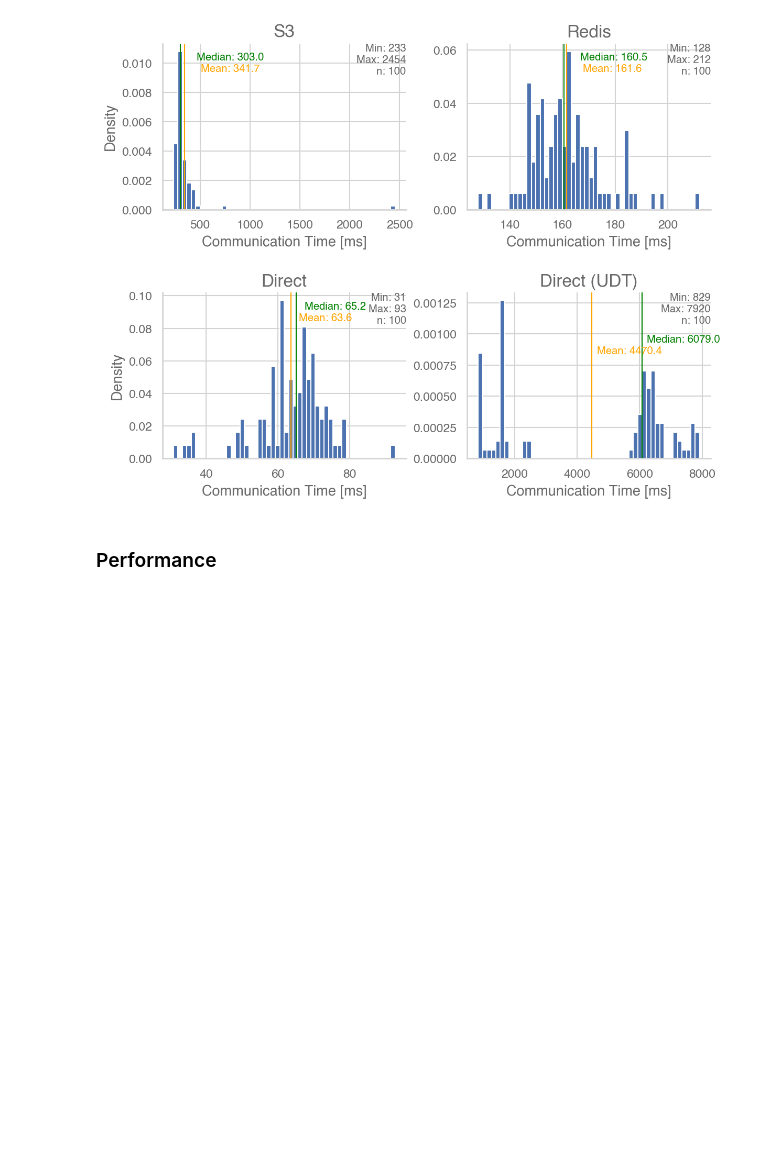
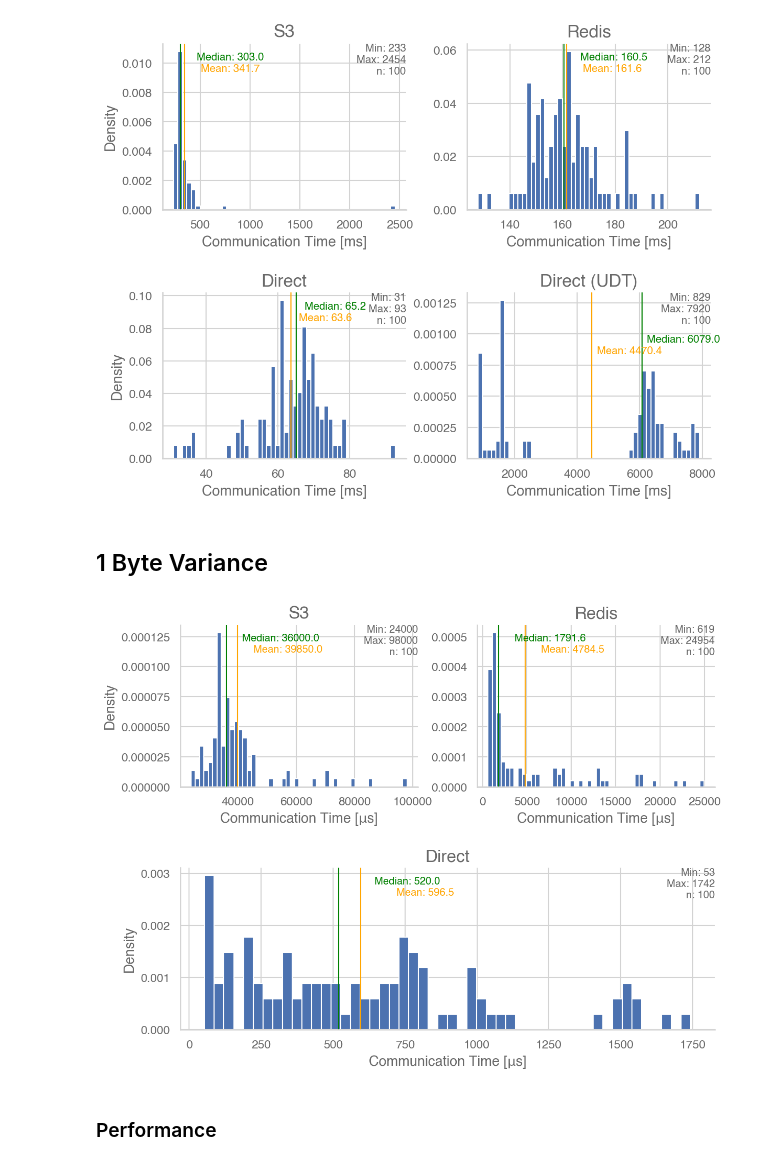
Before and after one commit to OpenCoreCH/LambdaCommBenchmarks, a Jupyter notebook: analysis/lambda_comm_benchmarks.ipynb, the cells around one changed output. Cells and saved outputs as stored; diff of their text form; code cells hidden in the pictures; blank space fills up the shorter version.

```diff
--- a/analysis/lambda_comm_benchmarks.ipynb
+++ b/analysis/lambda_comm_benchmarks.ipynb
@@ -191,6 +190,48 @@ Direct
 Direct (UDT)
 2593.7
 [figure]
+# %% [markdown]
+## 1 Byte Variance
+# %%
+fig = plt.figure(figsize=(9,7))
+gs = matplotlib.gridspec.GridSpec(2, 2, wspace=0.25, hspace=0.5) # 2x2 grid
+axes = []
+axes.append(fig.add_subplot(gs[0, 0]))
+axes.append(fig.add_subplot(gs[0, 1]))
+axes.append(fig.add_subplot(gs[1, :]))
+i = 0
+for experiment_name, exp_base_path in experiments.items():
+    ax = axes[i]
+    ax.set_title(experiment_name)
+    var_base_path = os.path.join(exp_base_path, "p2p", "latency_distribution_1b", "out")
+    res = parse_json(var_base_path)
+    deltas = calc_deltas(res)
+    delta_vals = [x * 1000 for x in list(deltas[1].values())]
+    mean = np.mean(delta_vals)
+    var = np.var(delta_vals)
+    std = np.std(delta_vals)
+    median = np.median(delta_vals)
+    ax.hist(delta_vals, density=True, bins=50)
+    ax.set_xlabel("Communication Time [μs]")
+    if i == 0 or i ==2:
+        ax.set_ylabel("Density")
+    ax.axvline(mean, color='orange', linewidth=1)
+    ax.axvline(median, color='green', linewidth=1)
+    min_ylim, max_ylim = ax.get_ylim()
+    min_xlim, max_xlim = ax.get_xlim()
+    offset = (max_xlim - min_xlim) / 15
+    y_offset_1 = 0.9
+    y_offset_2 = 0.83
+    #if experiment_name == "Direct":
+        #offset = (max_xlim - min_xlim) / 30
+    ax.text(median + offset, max_ylim*y_offset_1, 'Median: {:.1f}'.format(median), color="green", size="x-small")
+    ax.text(mean + offset, max_ylim*y_offset_2, 'Mean: {:.1f}'.format(mean), color="orange", size="x-small")
+    ax.text(max_xlim, max_ylim, 'Min: {:.0f}\nMax: {:.0f}\nn: {}'.format(np.min(delta_vals), np.max(delta_vals), len(delta_vals)), size='x-small', horizontalalignment='right', verticalalignment='top')
+    i += 1
+fig.show()
+fig.savefig(os.path.join(OUTPUT_PATH, "p2p_variance_1b.pdf"))
+# %% [output]
+[figure, added]
 # %% [markdown]
 ### Performance
 # %%
```
Also changed, not shown: parts of 5 cells of this notebook.
